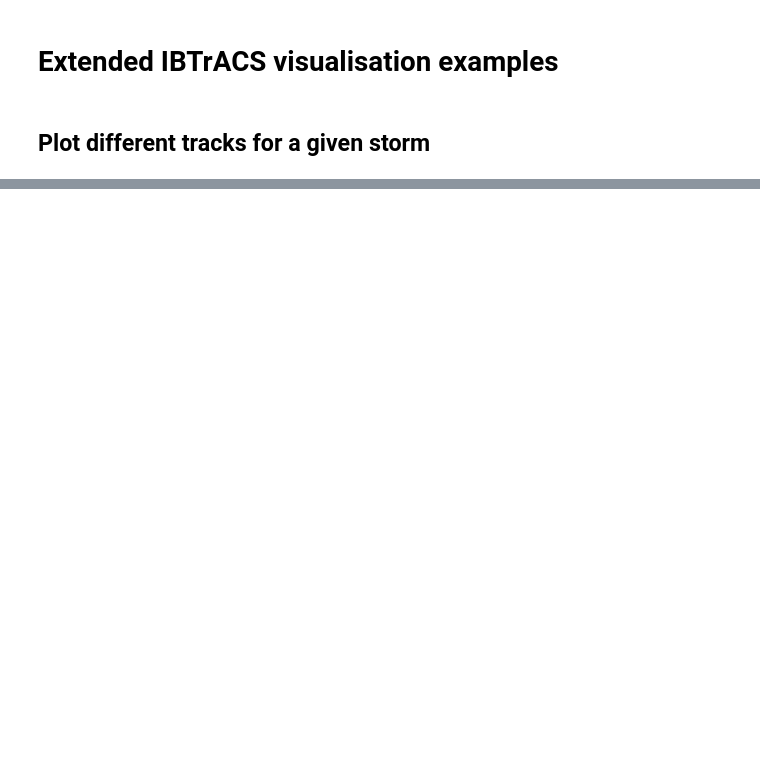
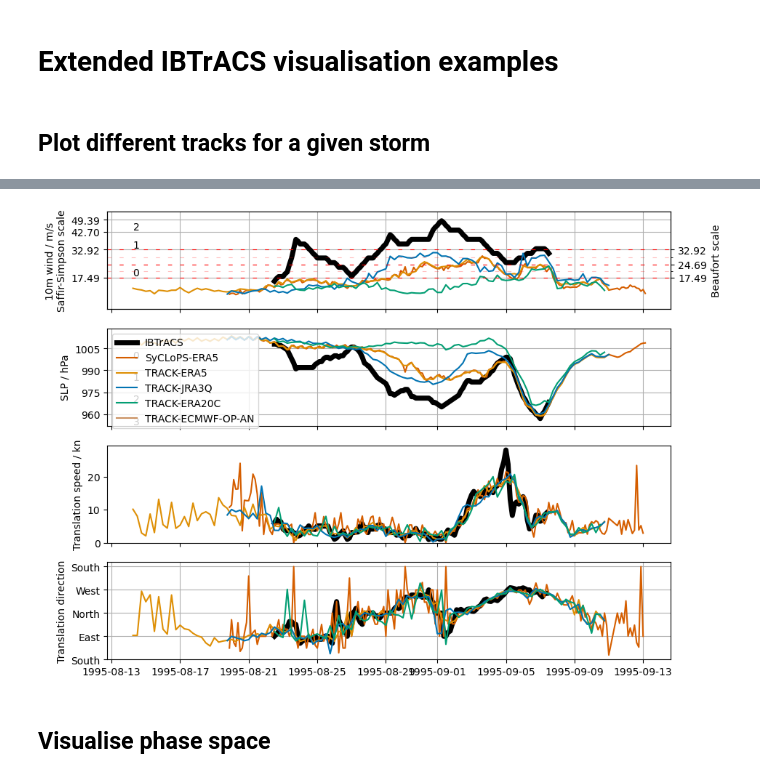
Before and after one commit to Huracan-project/extended-ibtracs, a Jupyter notebook: scripts/Vizualize.ipynb, the cells around one changed output, grey strips where cells are left out. Drawn from its saved outputs; the diff is of its cells as text; code cells hidden in the pictures; blank space fills up the shorter version.

```diff
--- a/scripts/Vizualize.ipynb
+++ b/scripts/Vizualize.ipynb
@@ -58,0 +65,67 @@ plot_composite(eib, "1993251N25293")
+# %%
+track = eib.where((eib.name == "track") & (eib.time.dt.year == 1995), drop = True)
+track = track.set_coords("time")
+track_ib = track.sel(dataset="IBTrACS").where(~np.isnan(track.sel(dataset="IBTrACS").lon), drop = True)
+# %%
+N = 4 # Number of lines
+saffir_simpson = np.array([34., 64., 83., 96., 113., 136.]) * 0.514444
+Beaufort = np.array([34,41,48,56,64]) * 0.514444
+
+# Setup plot
+fig, axs = plt.subplots(N, figsize = (10,N*2), sharex = True)
+
+# Plot data
+for ds in track.dataset.values:
+    K = track.sel(dataset = ds).squeeze()
+    color = 'k' if ds == 'IBTrACS' else None
+    lw = 5 if ds == 'IBTrACS' else None
+    axs[0].plot(K.time, K.wind10.interpolate_na("record"), color = palette[ds], lw = lw, label = ds)
+    axs[1].plot(K.time, K.pres.interpolate_na("record"), color = palette[ds], lw = lw, label = ds)
+    axs[2].plot(K.time, K.translation_speed.interpolate_na("record"), color = palette[ds], lw = lw, label = ds)
+    axs[3].plot(K.time, K.azimuth.interpolate_na("record"), color = palette[ds], lw = lw, label = ds)
+
+# Layout
+## Wind panel
+axs[0].set_ylabel("10m wind / m/s\nSaffir-Simpson scale")
+axs[0].grid()
+axs[0].set_yticks(saffir_simpson) # On the left, have SSHS scale
+for cat in range(5,-1,-1): # Write SSHS category labels
+    thresh = saffir_simpson[cat]
+    if track.wind10.max() > thresh:
+        axs[0].text(x = track.time.min(skipna = True), y = thresh + 1, s = cat)
+axs[0].set_ylim(0, track.wind10.max()+5) # Reduce y-axis to the track data
+ax_wind_Beauf = axs[0].twinx() # Create right axis for Beaufort scale
+ax_wind_Beauf.set_yticks(Beaufort[::2],) # Set Beaufort right y-ticks
+ax_wind_Beauf.set_yticks(Beaufort, minor = True) # Set Beaufort right y-ticks
+ax_wind_Beauf.set_ylim(0, track.wind10.max()+5) # Set same limits as the left to make sure they align
+ax_wind_Beauf.grid(color = 'red', linestyle = (0, (5, 10)))
+ax_wind_Beauf.grid(color = 'red', which = "minor", linestyle = (0, (5, 10)), alpha = 0.25)
+ax_wind_Beauf.set_ylabel("Beaufort scale")
+
+## SLP panel
+axs[1].set_ylabel("SLP / hPa")
+axs[1].set_yticks(huracanpy.tc._conventions._thresholds["Klotzbach"]["bins"].magnitude[1:-1])
+axs[1].grid()
+for i, cat in enumerate(range(5,-1,-1)):
+    thresh = huracanpy.tc._conventions._thresholds["Klotzbach"]["bins"].magnitude[1:-1][i]
+    if track.pres.min() < thresh:
+        axs[1].text(x = track.time.min(skipna = True), y = thresh-7, s = cat)
+axs[1].set_ylim(track.pres.min()-5, track.pres.max()+5,)
+axs[1].legend()
+
+# Translation speed panel
+axs[2].set_ylabel("Translation speed / kn")
+axs[2].set_ylim(0)
+
+# Direction panel
+axs[3].set_ylabel("Translation direction",)
+axs[3].set_yticks(ticks = np.arange(-180,180.1,90), labels = ["South", "East", "North", "West", "South"],)
+axs[3].grid()
+
+# Plot important times
+for ax in axs:
+    ax.grid(axis = 'x', which = "minor", color = "k")
+# %% [output]
+[figure, added]
+# %% [markdown]
+## Visualise phase space
```
Also changed, not shown: parts of 8 cells of this notebook, 1 other file.
